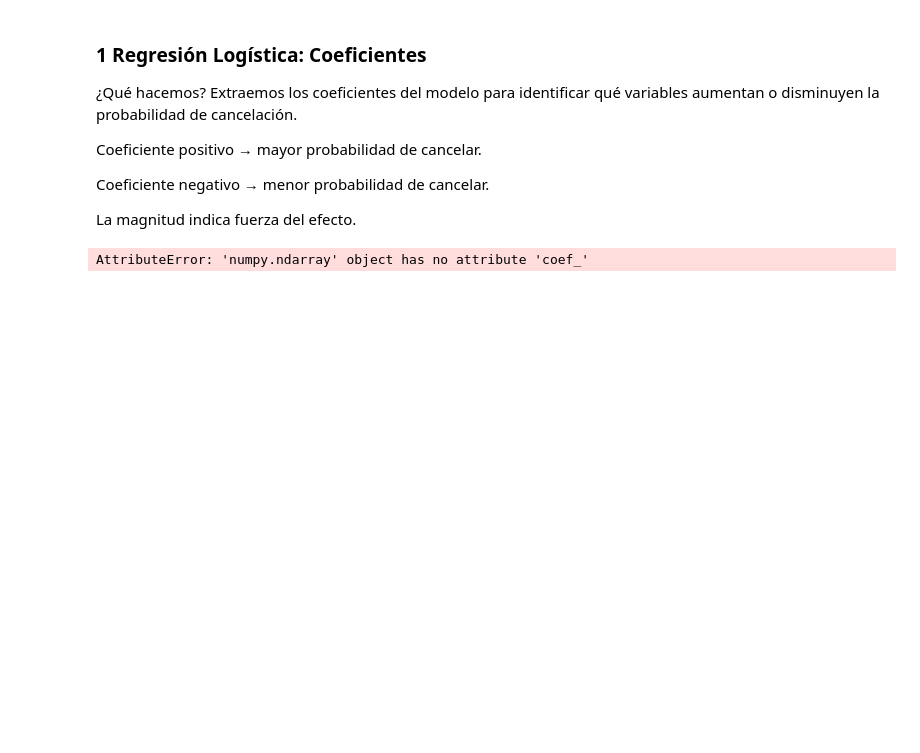
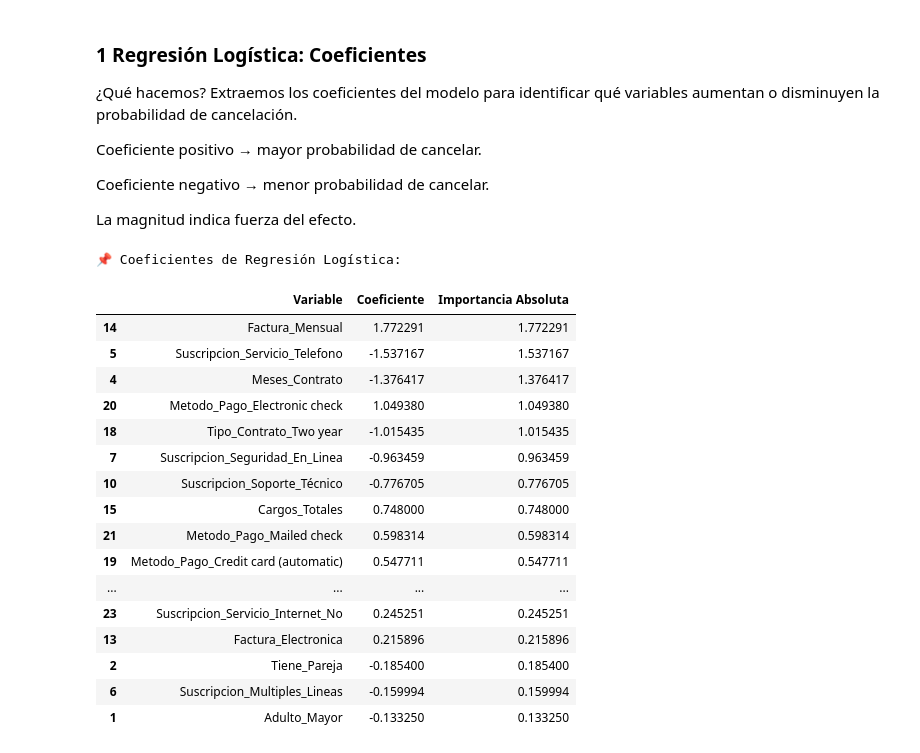
Before and after one commit to Emanuel-Acosta/challege-telecom-X2, a Jupyter notebook: challenge_telecom_X2.ipynb, the cells around one changed output. Saved outputs shown, nothing was run; the diff lists cells and outputs as text; code cells hidden in the pictures; blank space fills up the shorter version.

```diff
--- a/challenge_telecom_X2.ipynb
+++ b/challenge_telecom_X2.ipynb
@@ -399,16 +398,41 @@ Coeficiente negativo → menor probabilidad de cancelar.
 
 La magnitud indica fuerza del efecto.
 # %%
-# Variables predictoras (sin la variable objetivo)
+# Obtener los nombres de las variables predictoras
 features = df_telecomx1.drop(columns=['Cancelacion']).columns
 
-# Coeficientes del modelo entrenado
-coef = y_pred_log.coef_[0]
+# Extraer los coeficientes del modelo entrenado
+coef = modelo_log.coef_[0]
 
-coef_df = pd.DataFrame({'Variable': features, 'Coeficiente': coef})
+# Crear un DataFrame con los resultados
+coef_df = pd.DataFrame({
+    'Variable': features,
+    'Coeficiente': coef
+})
+
+# Agregar columna de magnitud absoluta para ordenarlas
 coef_df['Importancia Absoluta'] = coef_df['Coeficiente'].abs()
 coef_df = coef_df.sort_values(by='Importancia Absoluta', ascending=False)
 
-print(coef_df)
+# Mostrar los coeficientes ordenados
+print("📌 Coeficientes de Regresión Logística:")
+display(coef_df)
 # %% [output]
-AttributeError: 'numpy.ndarray' object has no attribute 'coef_'
+📌 Coeficientes de Regresión Logística:
+|  | Variable | Coeficiente | Importancia Absoluta |
+| 14 | Factura_Mensual | 1.772291 | 1.772291 |
+| 5 | Suscripcion_Servicio_Telefono | -1.537167 | 1.537167 |
+| 4 | Meses_Contrato | -1.376417 | 1.376417 |
+| 20 | Metodo_Pago_Electronic check | 1.049380 | 1.049380 |
+| 18 | Tipo_Contrato_Two year | -1.015435 | 1.015435 |
+| 7 | Suscripcion_Seguridad_En_Linea | -0.963459 | 0.963459 |
+| 10 | Suscripcion_Soporte_Técnico | -0.776705 | 0.776705 |
+| 15 | Cargos_Totales | 0.748000 | 0.748000 |
+| 21 | Metodo_Pago_Mailed check | 0.598314 | 0.598314 |
+| 19 | Metodo_Pago_Credit card (automatic) | 0.547711 | 0.547711 |
+| ... | ... | ... | ... |
+| 23 | Suscripcion_Servicio_Internet_No | 0.245251 | 0.245251 |
+| 13 | Factura_Electronica | 0.215896 | 0.215896 |
+| 2 | Tiene_Pareja | -0.185400 | 0.185400 |
+| 6 | Suscripcion_Multiples_Lineas | -0.159994 | 0.159994 |
+| 1 | Adulto_Mayor | -0.133250 | 0.133250 |
```
Also changed, not shown: parts of 52 cells of this notebook.
